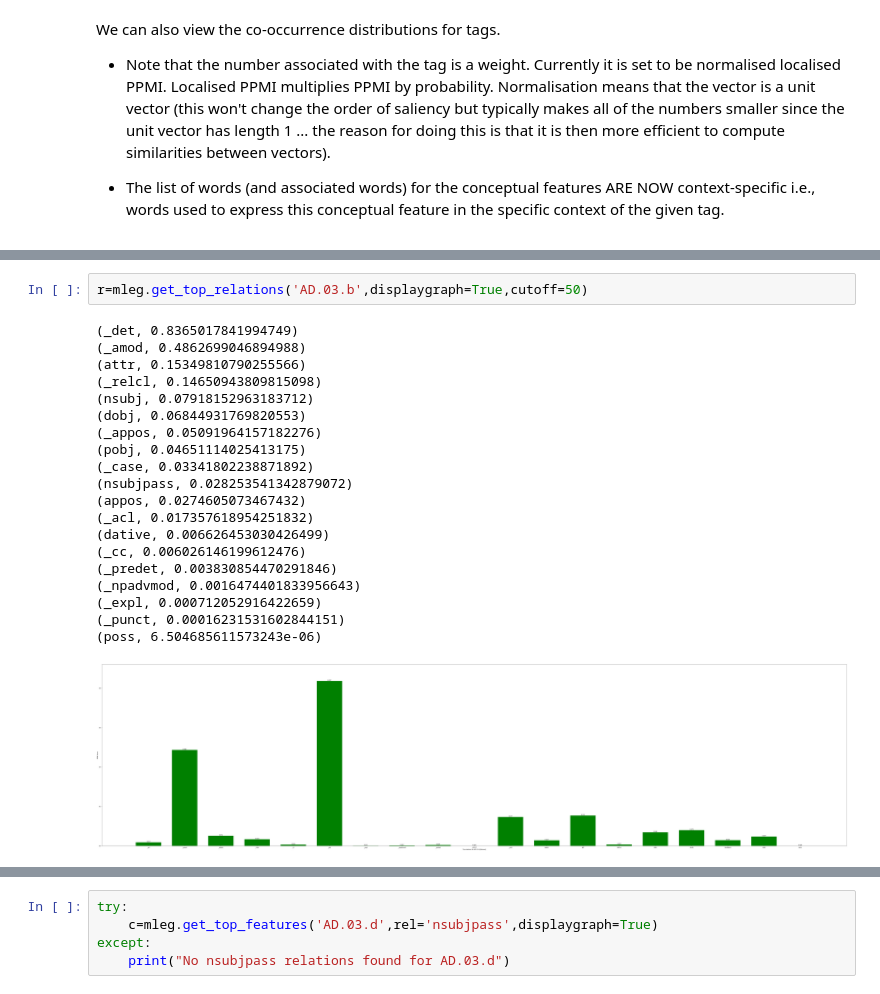
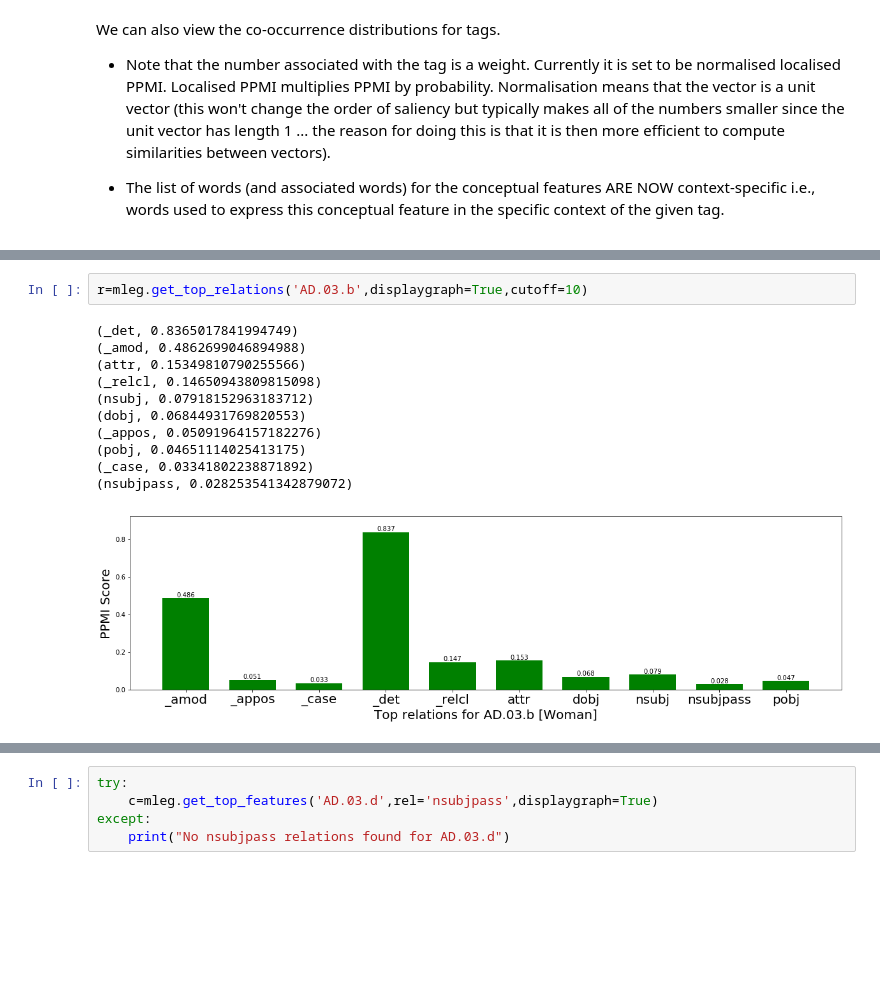
Before and after one commit to julieweeds/samdist, a Jupyter notebook: SamuelsViewer-legal.ipynb, the cells around one changed output, grey strips where cells are left out. Cells and saved outputs as stored; diff of their text form; blank space fills up the shorter version.

```diff
--- a/SamuelsViewer-legal.ipynb
+++ b/SamuelsViewer-legal.ipynb
@@ -97,24 +99,15 @@ woman=mleg.get_top_features('AD.03.b',displaygraph=True,cutoff=15)
 # %%
-r=mleg.get_top_relations('AD.03.b',displaygraph=True,cutoff=50)
+r=mleg.get_top_relations('AD.03.b',displaygraph=True,cutoff=10)
 # %% [output]
 (_det, 0.8365017841994749)
 (_amod, 0.4862699046894988)
 (attr, 0.15349810790255566)
 (_relcl, 0.14650943809815098)
 (nsubj, 0.07918152963183712)
 (dobj, 0.06844931769820553)
 (_appos, 0.05091964157182276)
 (pobj, 0.04651114025413175)
 (_case, 0.03341802238871892)
 (nsubjpass, 0.028253541342879072)
-(appos, 0.0274605073467432)
-(_acl, 0.017357618954251832)
-(dative, 0.006626453030426499)
-(_cc, 0.006026146199612476)
-(_predet, 0.003830854470291846)
-(_npadvmod, 0.0016474401833956643)
-(_expl, 0.000712052916422659)
-(_punct, 0.00016231531602844151)
-(poss, 6.504685611573243e-06)
-[figure, old version]
+[figure, new version]
 # %%
```
Also changed, not shown: parts of 20 cells of this notebook, 5 other files.
